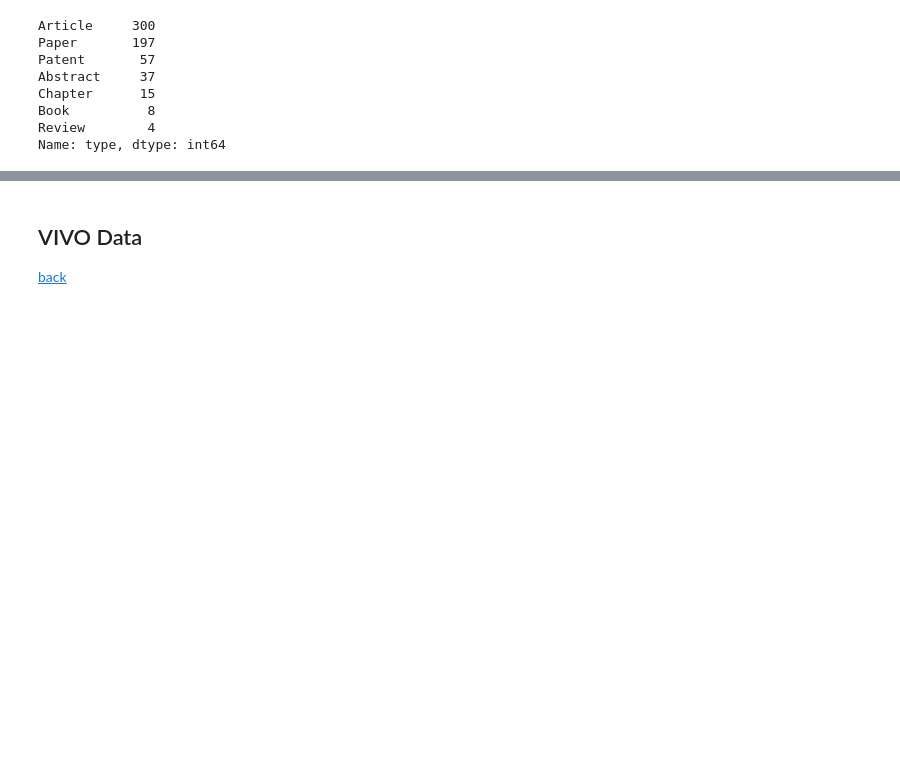
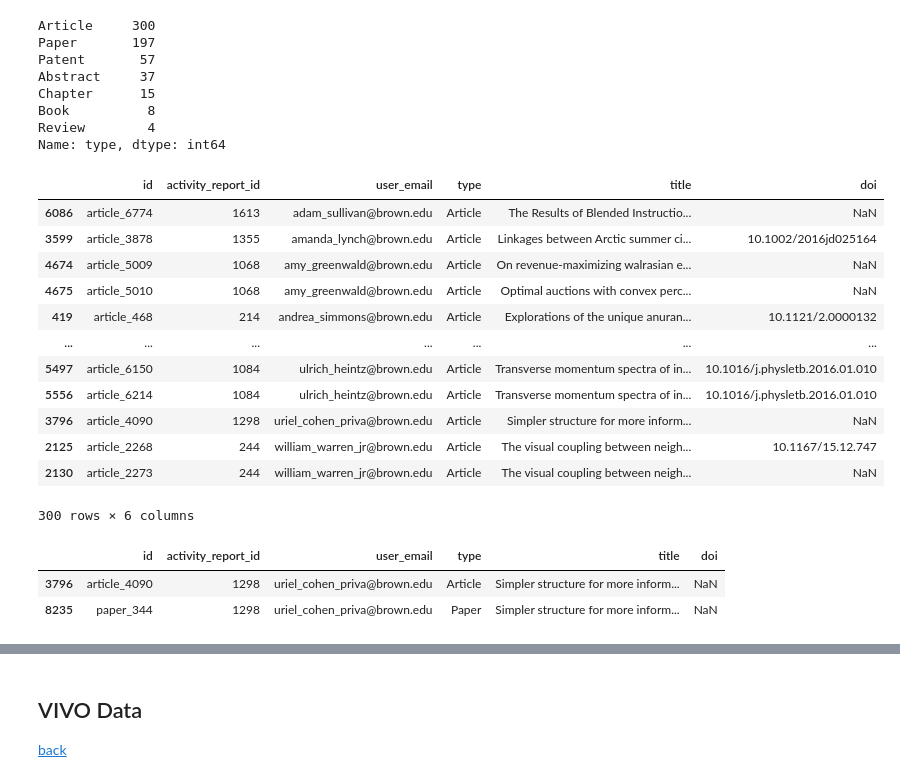
Before and after one commit to sdmccaul/rab-far_integration, a Jupyter notebook: citation_analysis.ipynb, the cells around one changed output, grey strips where cells are left out. Cells and saved outputs as stored; diff of their text form; code cells hidden in the pictures; blank space fills up the shorter version.

Commit message:
Duplicates across type

```diff
--- a/citation_analysis.ipynb
+++ b/citation_analysis.ipynb
@@ -315,3 +315,25 @@ Chapter      15
 Book          8
 Review        4
 Name: type, dtype: int64
+# %%
+far_match_etr[far_match_etr.type == 'Article'].sort_values(by=['user_email','title'])
+# %% [output]
+|  | id | activity_report_id | user_email | type | title | doi |
+| 6086 | article_6774 | 1613 | adam_sullivan@brown.edu | Article | The Results of Blended Instructio... | NaN |
+| 3599 | article_3878 | 1355 | amanda_lynch@brown.edu | Article | Linkages between Arctic summer ci... | 10.1002/2016jd025164 |
+| 4674 | article_5009 | 1068 | amy_greenwald@brown.edu | Article | On revenue-maximizing walrasian e... | NaN |
+| 4675 | article_5010 | 1068 | amy_greenwald@brown.edu | Article | Optimal auctions with convex perc... | NaN |
+| 419 | article_468 | 214 | andrea_simmons@brown.edu | Article | Explorations of the unique anuran... | 10.1121/2.0000132 |
+| ... | ... | ... | ... | ... | ... | ... |
+| 5497 | article_6150 | 1084 | ulrich_heintz@brown.edu | Article | Transverse momentum spectra of in... | 10.1016/j.physletb.2016.01.010 |
+| 5556 | article_6214 | 1084 | ulrich_heintz@brown.edu | Article | Transverse momentum spectra of in... | 10.1016/j.physletb.2016.01.010 |
+| 3796 | article_4090 | 1298 | uriel_cohen_priva@brown.edu | Article | Simpler structure for more inform... | NaN |
+| 2125 | article_2268 | 244 | william_warren_jr@brown.edu | Article | The visual coupling between neigh... | 10.1167/15.12.747 |
+| 2130 | article_2273 | 244 | william_warren_jr@brown.edu | Article | The visual coupling between neigh... | NaN |
+300 rows × 6 columns
+# %%
+far_match_etr[ far_match_etr.user_email == 'uriel_cohen_priva@brown.edu']
+# %% [output]
+|  | id | activity_report_id | user_email | type | title | doi |
+| 3796 | article_4090 | 1298 | uriel_cohen_priva@brown.edu | Article | Simpler structure for more inform... | NaN |
+| 8235 | paper_344 | 1298 | uriel_cohen_priva@brown.edu | Paper | Simpler structure for more inform... | NaN |
```
Also changed, not shown: parts of 41 cells of this notebook.
